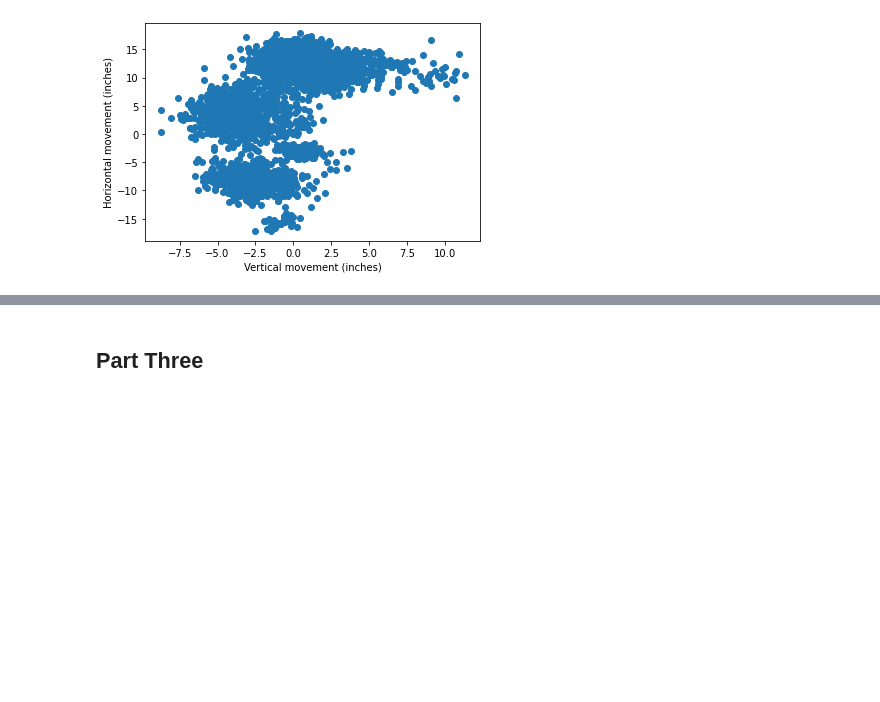
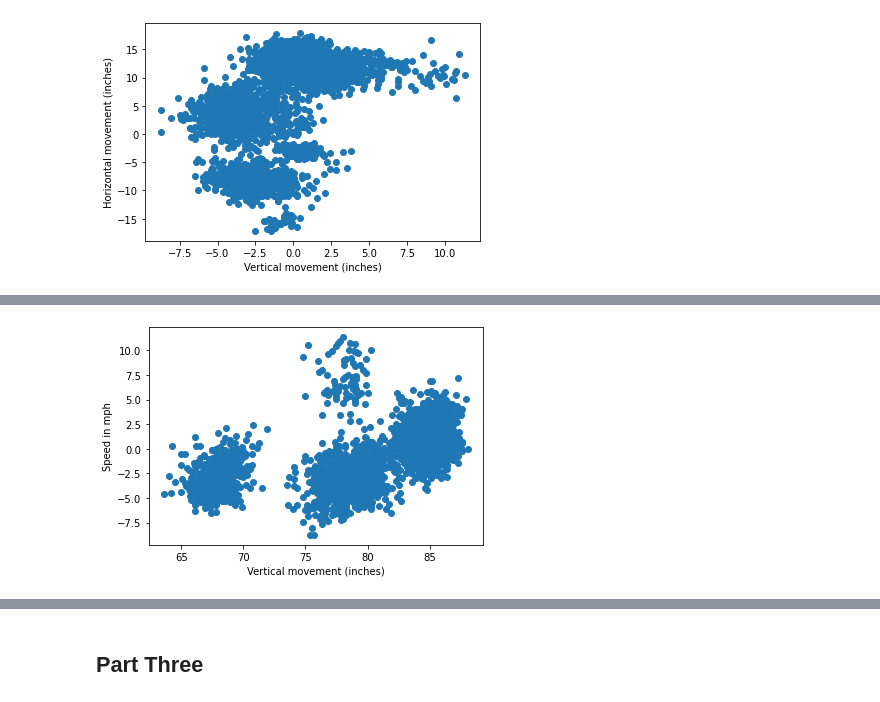
Before and after one commit to mayahany/Assignment1, a Jupyter notebook: Assignment1 notebook-Copy1.ipynb, the cells around one changed output, grey strips where cells are left out. Cells and saved outputs as stored; diff of their text form; code cells hidden in the pictures; blank space fills up the shorter version.

```diff
--- a/Assignment1 notebook-Copy1.ipynb
+++ b/Assignment1 notebook-Copy1.ipynb
@@ -352,0 +339,7 @@ plt.show()
+# %%
+plt.scatter(df['EndSpeed'],df['HDev'])
+plt.ylabel("Speed in mph")
+plt.xlabel("Vertical movement (inches)")
+plt.show()
+# %% [output]
+[figure, added]
```
Also changed, not shown: parts of 7 cells of this notebook.
